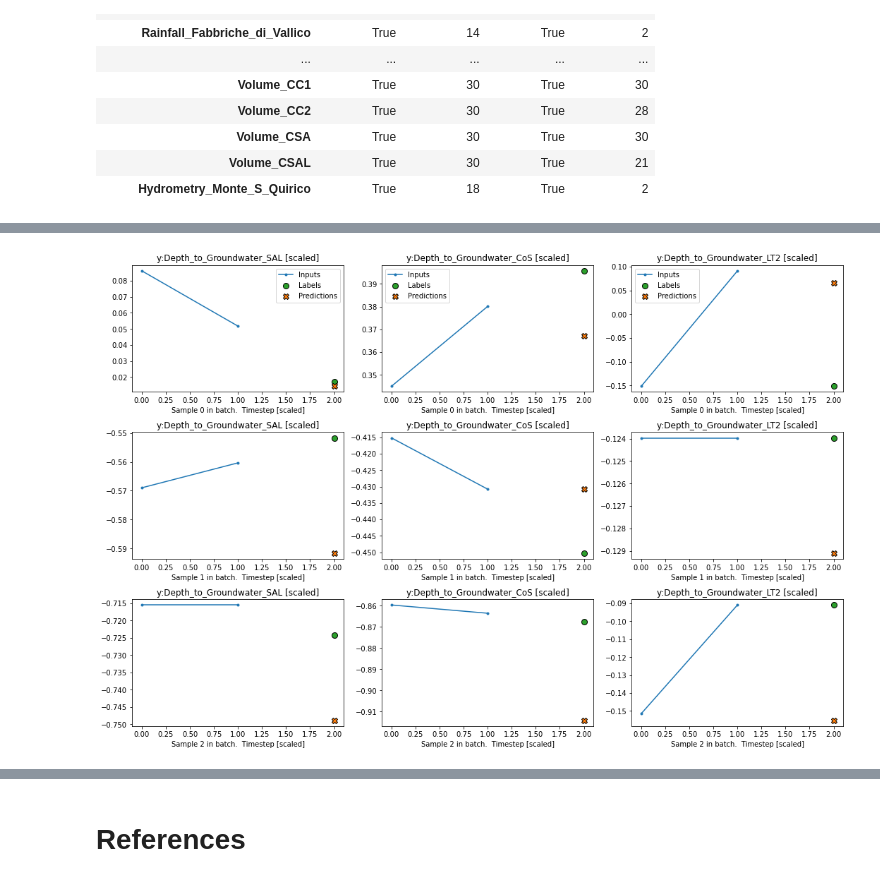
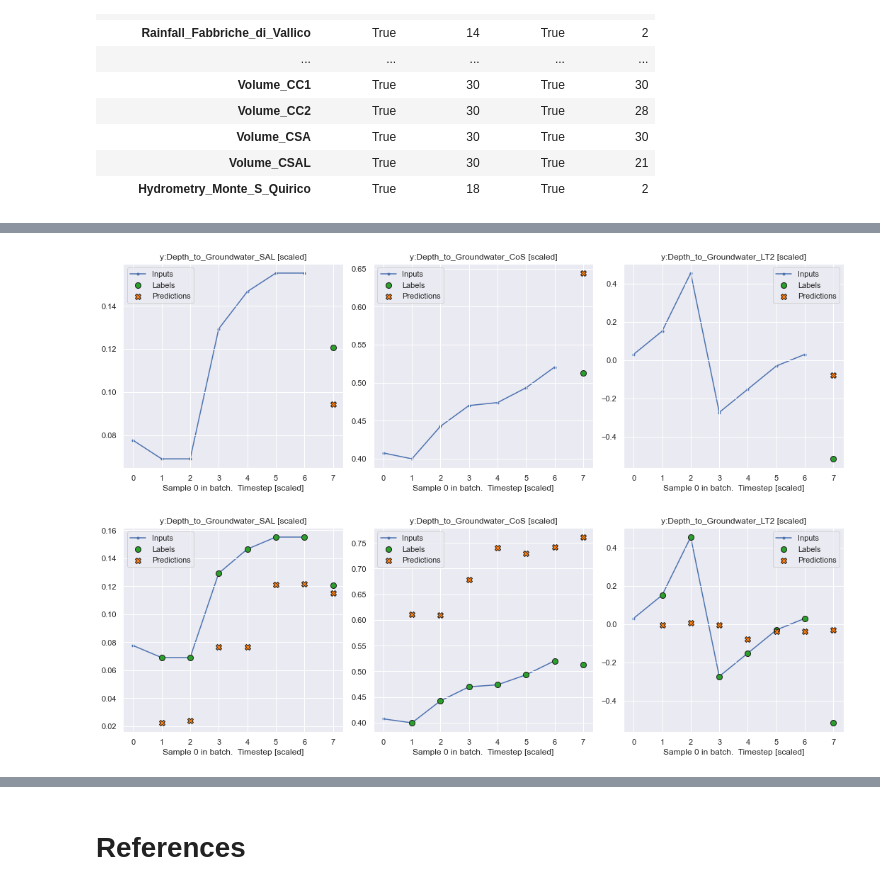
Before and after one commit to wkCircle/Acea-Smart-Water-Analytics, a Jupyter notebook: mannheim-smart-water-prediction.ipynb, the cells around one changed output, grey strips where cells are left out. Drawn from its saved outputs; the diff is of its cells as text; code cells hidden in the pictures.

```diff
--- a/mannheim-smart-water-prediction.ipynb
+++ b/mannheim-smart-water-prediction.ipynb
@@ -565,3 +664,8 @@ display(adftable) # This time all features pass ADF test in both AIC and BIC cri
 year = 365.2425
 dfstationary['year_sin'] = np.sin(dfstationary.index.dayofyear * 2 * np.pi / year)
 dfstationary['year_cos'] = np.cos(dfstationary.index.dayofyear * 2 * np.pi / year)
+
+# After all features are included, put target columns at the end
+targets = ['Depth_to_Groundwater_SAL', 'Depth_to_Groundwater_CoS', 'Depth_to_Groundwater_LT2']
+dfstationary = dfstationary.reindex(columns = dfstationary.columns.drop(targets).append(pd.Index(targets)), )
+column_indices = {name: i for i, name in enumerate(dfstationary.columns)}
@@ -614,15 +685,0 @@ print(train_scaled.shape, val_scaled.shape, test_scaled.shape)
-# %%
-w = WindowGenerator(input_width=2, label_width=1, shift=1, label_columns=targets)
-print(w)
-
-def compile_and_fit(model, window, patience=2):
-    early_stopping = tf.keras.callbacks.EarlyStopping(monitor='val_loss', patience=patience, mode='min')
-
-    model.compile(loss=tf.losses.MeanSquaredError(),
-                  optimizer=tf.optimizers.Adam(),
-                  metrics=[tf.metrics.MeanAbsoluteError(), tf.metrics.MeanSquaredError()])
-
-    history = model.fit(window.train, epochs=MAX_EPOCHS,
-                        validation_data=window.val,
-                        callbacks=[early_stopping])
-    return history
@@ -665,5 +781,6 @@ output shape:  (32, 1, 3)
 # %%
-# CNN many-to-one
+# single-step CNN
+## single-output
 multi_step_dense = tf.keras.Sequential([
     # Shape: (time, features) => (time*features)
     #tf.keras.layers.Flatten(),
@@ -671,21 +788,39 @@ multi_step_dense = tf.keras.Sequential([
 
     # alternatively, tf.keras.layers.Conv1D(filters=32, kernel_size=(CONV_WIDTH,),activation='relu')
     # and reshape can be withdrawn.
-    tf.keras.layers.Conv1D(filters=32, kernel_size=(2,),activation='relu'),
+    tf.keras.layers.Conv1D(filters=8, kernel_size=(7,), activation='relu', name='conv1d'),
 
-    tf.keras.layers.Dense(units=32, activation='relu'),
-    tf.keras.layers.Dense(units=3),
+    tf.keras.layers.Dense(units=4, activation='relu'),
+    tf.keras.layers.Dense(units=n_out),
     # Add back the time dimension.
     # Shape: (outputs) => (1, outputs)
     # tf.keras.layers.Reshape([1, -1]),
 ])
-MAX_EPOCHS = 20
-print('Xtrain shape: ', w.example[0].shape, 'ytrain shape: ', w.example[1].shape)
-print('output shape: ', multi_step_dense(w.example[0]).shape)
+MAX_EPOCHS = 30
 
-history = compile_and_fit(multi_step_dense, w)
+print('window CNN')
+print('Xtrain shape: ', window.example[0].shape, 'ytrain shape: ', window.example[1].shape)
+print('output shape: ', multi_step_dense(window.example[0]).shape)
 
-val_performance['MultistepDense_nto1'] = multi_step_dense.evaluate(w.val, verbose=2)
-performance['MultistepDense_nto1'] = multi_step_dense.evaluate(w.test, verbose=2)
-w.plot(multi_step_dense, targets)
+history = compile_and_fit(multi_step_dense, window, MAX_EPOCHS, patience=3)
+
+val_performance['CNN_singleout'] = multi_step_dense.evaluate(window.val, verbose=2, return_dict=True)
+performance['CNN_singleout'] = multi_step_dense.evaluate(window.test, verbose=2, return_dict=True)
+window.plot(targets, multi_step_dense, figsize=(15, 5))
+
+## multi-output
+multi_step_dense = tf.keras.Sequential([
+    tf.keras.layers.Conv1D(filters=8, kernel_size=(1,), activation='relu', name='conv1d'),
+    tf.keras.layers.Dense(units=4, activation='relu'),
+    tf.keras.layers.Dense(units=n_out),
+])
+
+print('\n\nwide_window CNN')
+print('Xtrain shape: ', wide_window.example[0].shape, 'ytrain shape: ', wide_window.example[1].shape)
+print('output shape: ', multi_step_dense(wide_window.example[0]).shape)
+
+history = compile_and_fit(multi_step_dense, wide_window, MAX_EPOCHS, patience=3)
+val_performance['MultistepDense_multiout'] = multi_step_dense.evaluate(wide_window.val, verbose=2, return_dict=True)
+performance['MultistepDense_multiout'] = multi_step_dense.evaluate(wide_window.test, verbose=2, return_dict=True)
+wide_window.plot(targets, multi_step_dense, figsize=(15, 5))
 # %% [output]
@@ -709 +844,2 @@ Epoch 20/20
-[figure, old version]
+[figure, new version]
+[figure, added]
```
Also changed, not shown: parts of 32 cells of this notebook.
